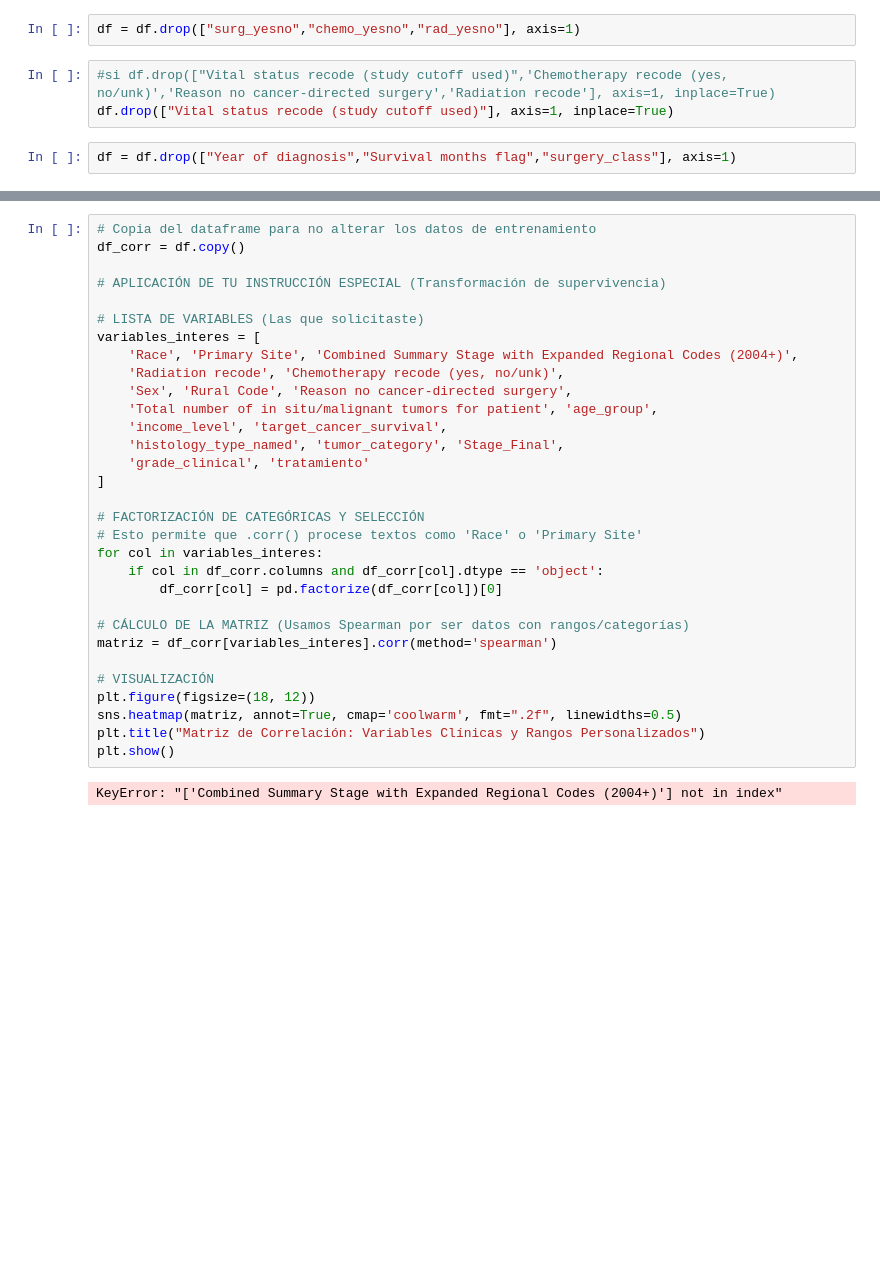
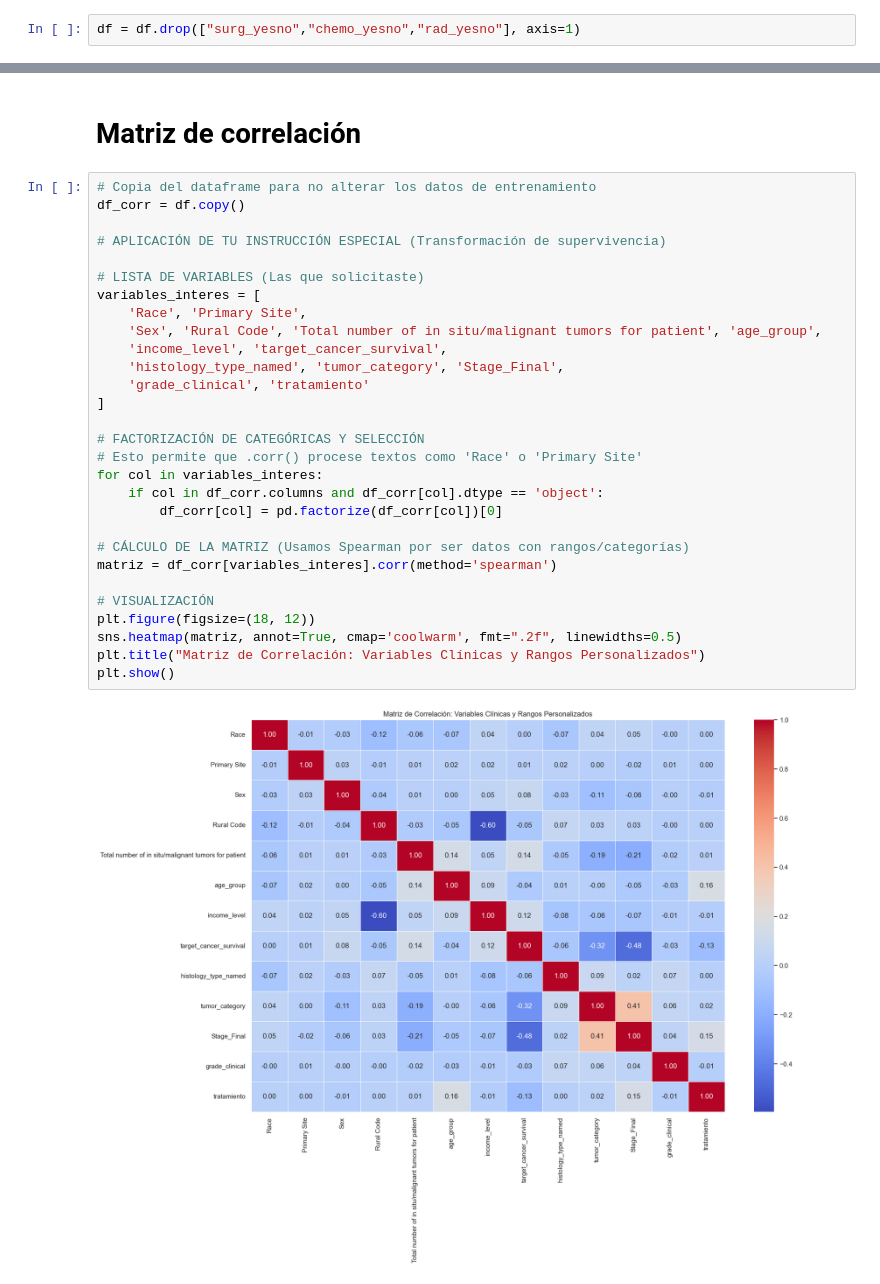
Before and after one commit to 4GeeksAcademy/sp-ml-20-final-project-g1, a Jupyter notebook: notebooks/casifinalizado.ipynb, the cells around one changed output, grey strips where cells are left out. Cells and saved outputs as stored; diff of their text form; blank space fills up the shorter version.

Commit message:
EDA finalizado

```diff
--- a/notebooks/casifinalizado.ipynb
+++ b/notebooks/casifinalizado.ipynb
@@ -1711,8 +1702,3 @@ plt.show()
 > - El 19% de las personas que rechazaron la cirugia solo se les realizo quimioterapia. Un 81% de los pacientes que rechazaron la cirugia no fueron tratados con quimioterapia.
 # %%
 df = df.drop(["surg_yesno","chemo_yesno","rad_yesno"], axis=1)
-# %%
-#si df.drop(["Vital status recode (study cutoff used)",'Chemotherapy recode (yes, no/unk)','Reason no cancer-directed surgery','Radiation recode'], axis=1, inplace=True)
-df.drop(["Vital status recode (study cutoff used)"], axis=1, inplace=True)
-# %%
-df = df.drop(["Year of diagnosis","Survival months flag","surgery_class"], axis=1)
@@ -1743,33 +1705,33 @@ memory usage: 68.5+ MB
-# %%
-# Copia del dataframe para no alterar los datos de entrenamiento
-df_corr = df.copy()
-
-# APLICACIÓN DE TU INSTRUCCIÓN ESPECIAL (Transformación de supervivencia)
-
-# LISTA DE VARIABLES (Las que solicitaste)
-variables_interes = [
-    'Race', 'Primary Site', 'Combined Summary Stage with Expanded Regional Codes (2004+)',
-    'Radiation recode', 'Chemotherapy recode (yes, no/unk)',
-    'Sex', 'Rural Code', 'Reason no cancer-directed surgery',
-    'Total number of in situ/malignant tumors for patient', 'age_group',
-    'income_level', 'target_cancer_survival',
-    'histology_type_named', 'tumor_category', 'Stage_Final',
-    'grade_clinical', 'tratamiento'
-]
-
-# FACTORIZACIÓN DE CATEGÓRICAS Y SELECCIÓN
-# Esto permite que .corr() procese textos como 'Race' o 'Primary Site'
-for col in variables_interes:
-    if col in df_corr.columns and df_corr[col].dtype == 'object':
-        df_corr[col] = pd.factorize(df_corr[col])[0]
-
-# CÁLCULO DE LA MATRIZ (Usamos Spearman por ser datos con rangos/categorías)
-matriz = df_corr[variables_interes].corr(method='spearman')
-
-# VISUALIZACIÓN
-plt.figure(figsize=(18, 12))
-sns.heatmap(matriz, annot=True, cmap='coolwarm', fmt=".2f", linewidths=0.5)
-plt.title("Matriz de Correlación: Variables Clínicas y Rangos Personalizados")
-plt.show()
-# %% [output]
-KeyError: "['Combined Summary Stage with Expanded Regional Codes (2004+)'] not in index"
+# %% [markdown]
+# Matriz de correlación
+# %%
+# Copia del dataframe para no alterar los datos de entrenamiento
+df_corr = df.copy()
+
+# APLICACIÓN DE TU INSTRUCCIÓN ESPECIAL (Transformación de supervivencia)
+
+# LISTA DE VARIABLES (Las que solicitaste)
+variables_interes = [
+    'Race', 'Primary Site',
+    'Sex', 'Rural Code', 'Total number of in situ/malignant tumors for patient', 'age_group',
+    'income_level', 'target_cancer_survival',
+    'histology_type_named', 'tumor_category', 'Stage_Final',
+    'grade_clinical', 'tratamiento'
+]
+
+# FACTORIZACIÓN DE CATEGÓRICAS Y SELECCIÓN
+# Esto permite que .corr() procese textos como 'Race' o 'Primary Site'
+for col in variables_interes:
+    if col in df_corr.columns and df_corr[col].dtype == 'object':
+        df_corr[col] = pd.factorize(df_corr[col])[0]
+
+# CÁLCULO DE LA MATRIZ (Usamos Spearman por ser datos con rangos/categorías)
+matriz = df_corr[variables_interes].corr(method='spearman')
+
+# VISUALIZACIÓN
+plt.figure(figsize=(18, 12))
+sns.heatmap(matriz, annot=True, cmap='coolwarm', fmt=".2f", linewidths=0.5)
+plt.title("Matriz de Correlación: Variables Clínicas y Rangos Personalizados")
+plt.show()
+# %% [output]
+[figure, added]
```
Also changed, not shown: parts of 18 cells of this notebook, 6 other files.
